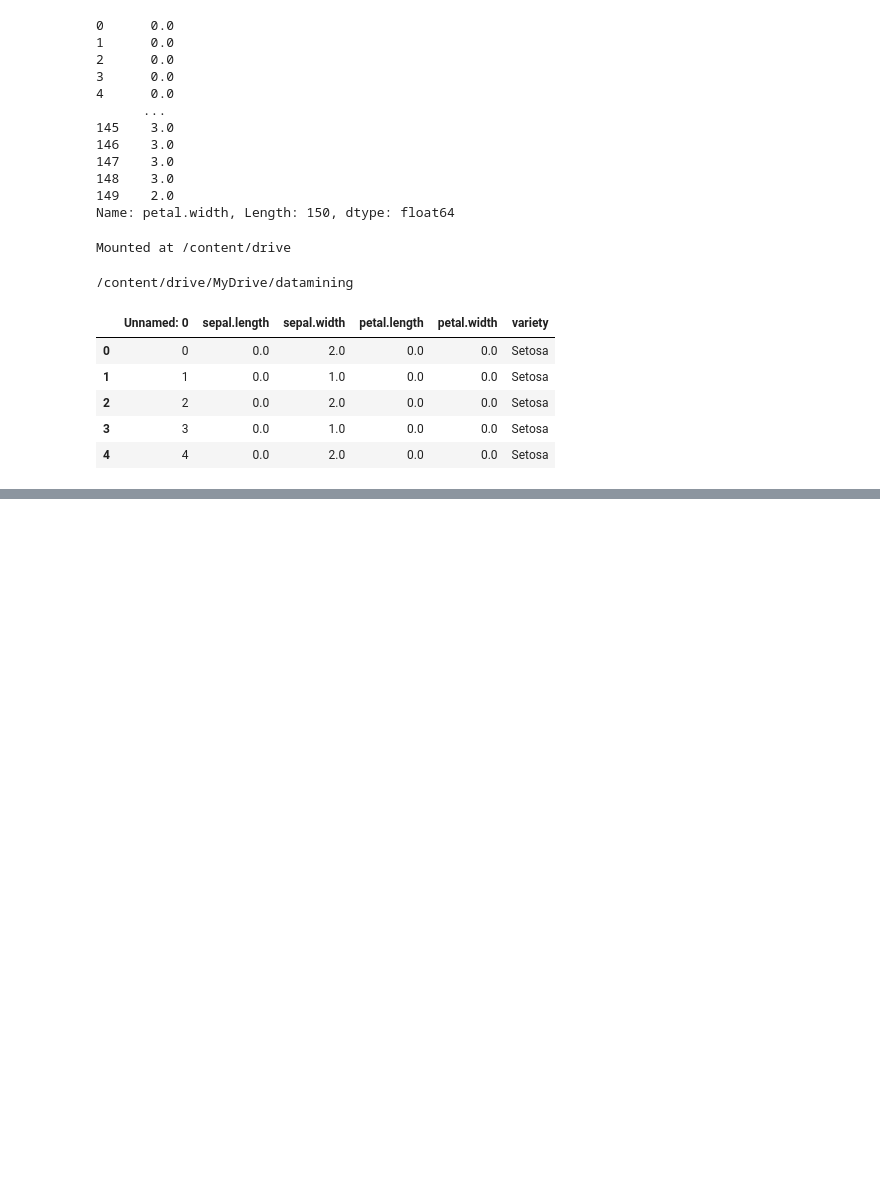
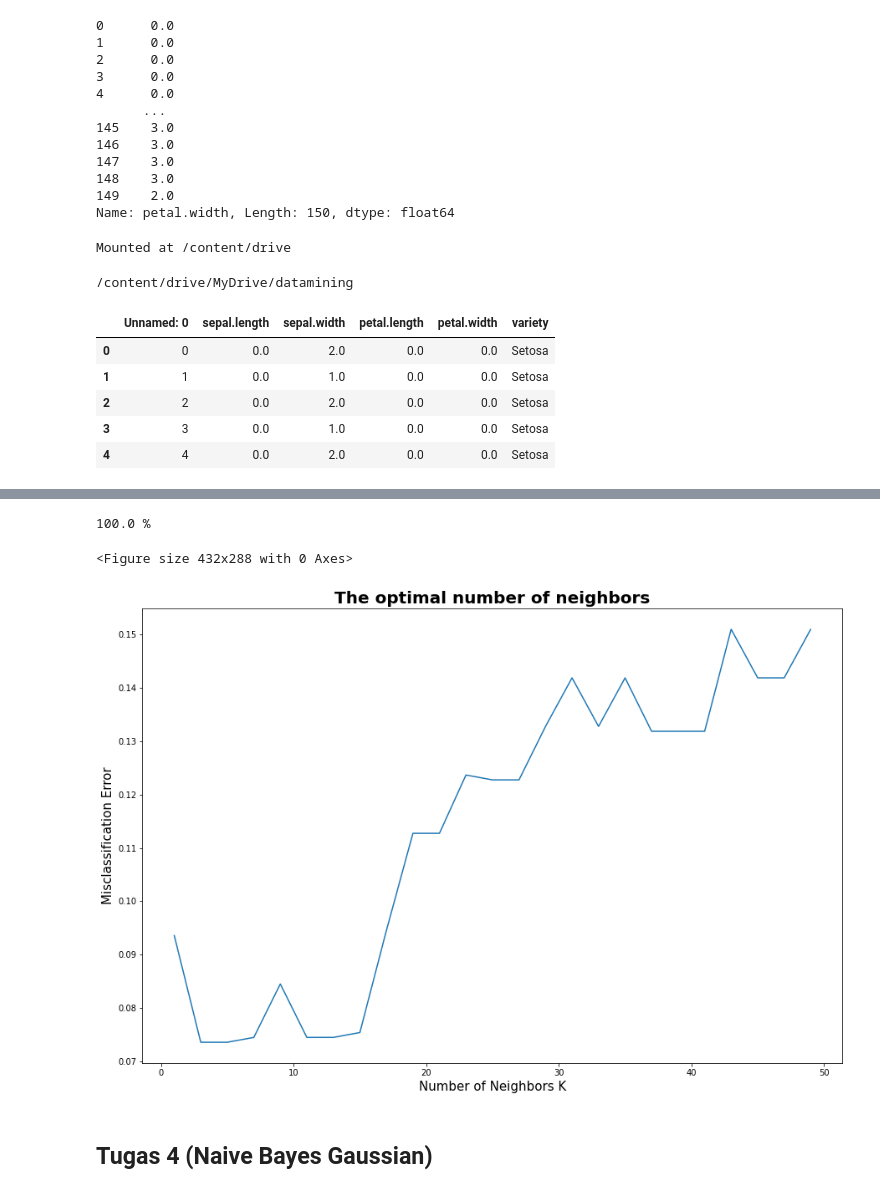
Before and after one commit to Ahmad-Dani-Kurniawan/DATAMINING, a Jupyter notebook: _sources/notebooks.ipynb, the cells around one changed output, grey strips where cells are left out. Cells and saved outputs as stored; diff of their text form; code cells hidden in the pictures; blank space fills up the shorter version.

```diff
--- a/_sources/notebooks.ipynb
+++ b/_sources/notebooks.ipynb
@@ -216,0 +222,2 @@ iris1.head()
+# %%
+dataset = pd.read_csv('https://raw.githubusercontent.com/Ahmad-Dani-Kurniawan/datamining/main/iris.csv')
@@ -216,0 +310,17 @@ iris1.head()
+# %%
+# membagi daya 0,3
+X_train, X_test, Y_train, Y_test = train_test_split(X, Y, test_size=0.3, random_state=42)
+# %%
+# import package untuk mengubah skala data
+from sklearn.preprocessing import StandardScaler
+scale_X = StandardScaler()
+X_train = scale_X.fit_transform(X_train)
+X_test = scale_X.transform(X_test)
+# %%
+#untuk klasifikasi knn
+from sklearn.neighbors import KNeighborsClassifier
+classifier = KNeighborsClassifier(n_neighbors=5)
+
+
+#input data train pada fungsi klasifikasi
+classifier.fit(X_train,Y_train)
@@ -216,0 +383,37 @@ iris1.head()
+# %%
+# menampilkan hasil accuracy
+from sklearn.metrics import accuracy_score
+accuracy= accuracy_score(Y_test, y_pred)*100
+print(str(round(accuracy, 2))+' %')
+# %% [output]
+100.0 %
+# %%
+# import cross validation
+
+%matplotlib inline
+import matplotlib.pyplot as plt
+import seaborn as sns
+from sklearn.model_selection import cross_val_score
+#membuat list of K for KNN
+k_list = list(range(1,50,2))
+cv_scores = []
+# melakukan 10-fold cross validation
+for k in k_list:
+    knn = KNeighborsClassifier(n_neighbors=k)
+    scores = cross_val_score(knn, X_train, Y_train, cv=10, scoring='accuracy')
+    cv_scores.append(scores.mean())
+# changing to misclassification error
+MSE = [1 - x for x in cv_scores]
+plt.figure()
+plt.figure(figsize=(15,10))
+plt.title('The optimal number of neighbors', fontsize=20, fontweight='bold')
+plt.xlabel('Number of Neighbors K', fontsize=15)
+plt.ylabel('Misclassification Error', fontsize=15)
+sns.set_style("whitegrid")
+plt.plot(k_list, MSE)
+plt.show()
+# %% [output]
+<Figure size 432x288 with 0 Axes>
+[figure, added]
+# %% [markdown]
+## Tugas 4 (Naive Bayes Gaussian)
```
Also changed, not shown: parts of 48 cells of this notebook, 19 other files.
